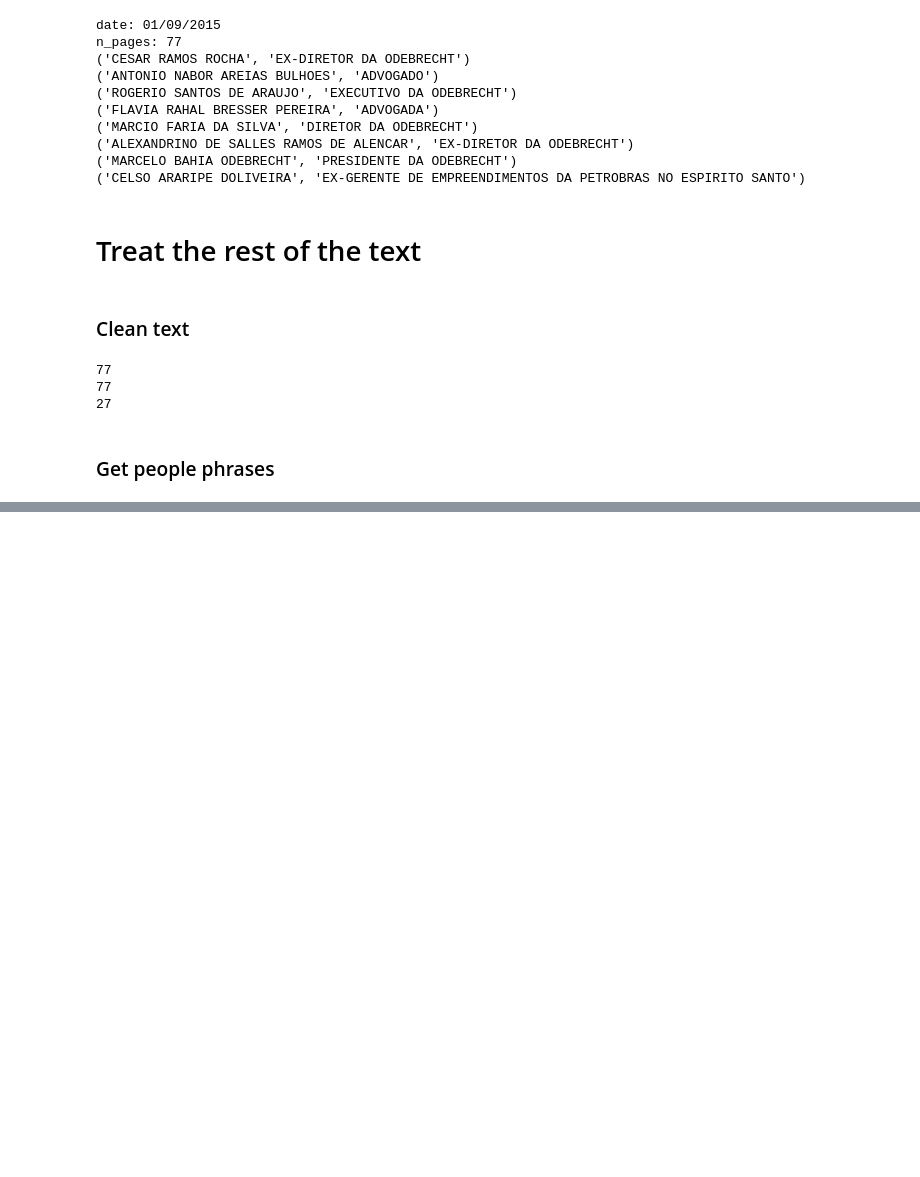
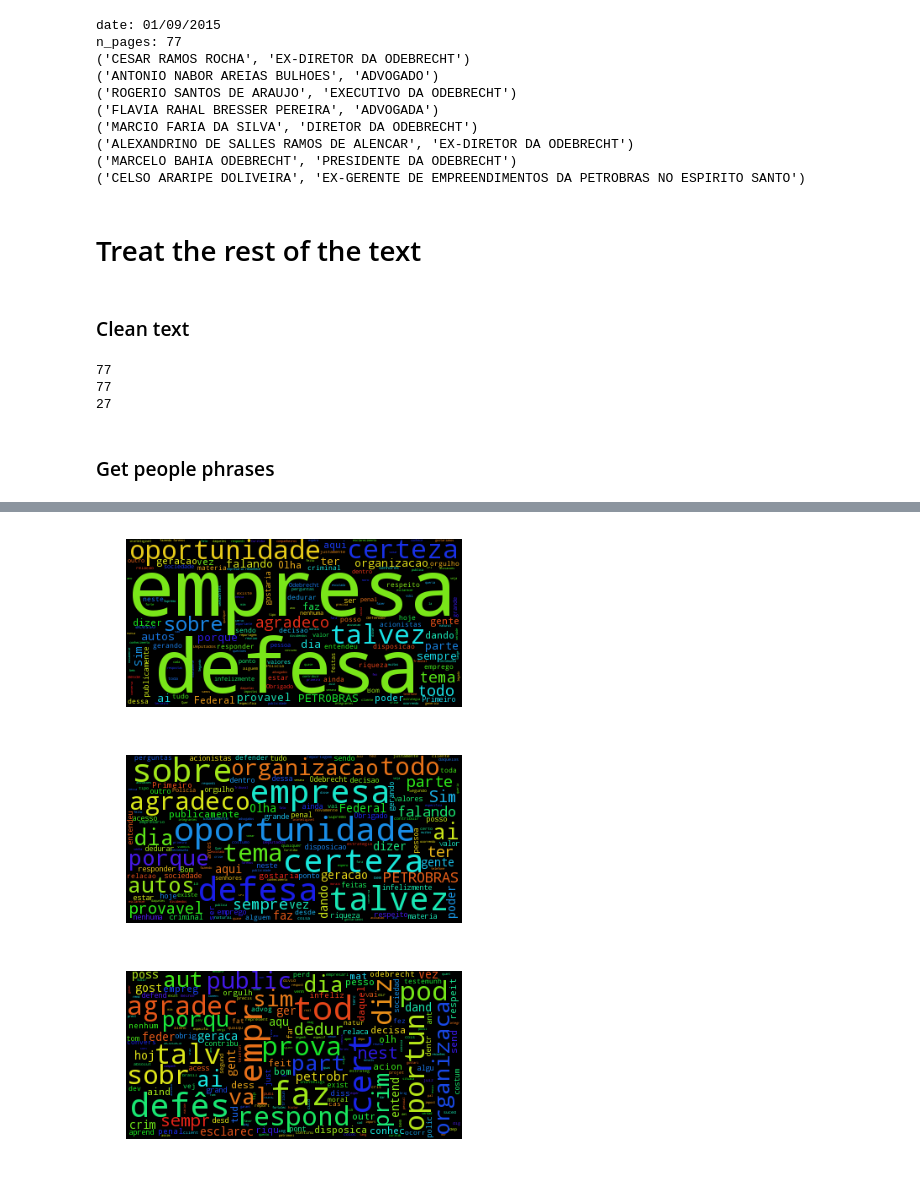
Before and after one commit to kurka/petro, a Jupyter notebook: petro.ipynb, the cells around one changed output, grey strips where cells are left out. Cells and saved outputs as stored; diff of their text form; code cells hidden in the pictures; blank space fills up the shorter version.

Commit message:
good progress. Processing the entire text with stats.

```diff
--- a/petro.ipynb
+++ b/petro.ipynb
@@ -180,0 +110,16 @@ NUCLEO DE REDACAO FINAL EM COMISSOES
+# %%
+doc_info["text"] = dict()
+for depoente in doc_info["depoentes_names"]:
+    doc_info["text"][depoente] = dict()
+    doc_info["text"][depoente]["falas"] = []
+    regex_str = r'^.+{}\s+-\s+(.*\n(?:.*\n)*?)(?:^(?:O\s+SR|A\s+SRA|SR|SRA))'.format(depoente)
+    #regex_str = r'^.+{}\s+-\s+(.*\n(?:.*\n)*?)(?:^O\s+SR|A\s+SRA)'.format(depoente)
+    frases_regex = re.compile(regex_str, re.M)
+    frases = frases_regex.findall(text)
+    print("\n>>>>>{}".format(depoente))
+    print(len(frases))
+    for i,f in enumerate(frases):
+        ff = re.sub(r'([^.])\n', r'\1 ', f, flags=re.M)
+        ff = ff.strip()
+        doc_info["text"][depoente]["falas"].append(ff)
+        print("{}: {}".format(i+1, ff))
@@ -181,3 +206,43 @@ NUCLEO DE REDACAO FINAL EM COMISSOES
+# %%
+stemmer = nltk.stem.RSLPStemmer()
+stemmer.stem("trabalhar")
+
+STOPWORDS = {rem_accents(x) for x in nltk.corpus.stopwords.words('portuguese')} | \
+{"sr", "senhor", "deputado", "presidente", "vou", "deputado", "pergunta", "silencio", "permanecer", "permanecerei", "acho", "falei",
+ "entao", "processo", "manter", "inclusive", "questao", "momento", "falar", "seguinte"}
+STOPWORDS_STEM = {stemmer.stem(x) for x in STOPWORDS}
+
+
+all_falas = " ".join(f for n in doc_info["depoentes_names"] for f in doc_info["text"][n]["falas"] if not re.search(r'silenci', f, re.I))
+
+all_falas_stem = " ".join(stemmer.stem(w) for w in re.split(r'\W+', all_falas) if w)
+wordcloud = WordCloud(stopwords=STOPWORDS).generate(all_falas)
+
+# Display the generated image:
+# the matplotlib way:
+plt.imshow(wordcloud)
+plt.axis("off")
+
+#take relative word frequencies into account, lower max_font_size
+wordcloud = WordCloud(max_font_size=40, stopwords=STOPWORDS).generate(all_falas)#, relative_scaling=.5).generate(text)
+plt.figure()
+plt.imshow(wordcloud)
+plt.axis("off")
+plt.show()
+
+wordcloud = WordCloud(max_font_size=40, stopwords=STOPWORDS_STEM).generate(all_falas_stem)#, relative_scaling=.5).generate(text)
+plt.figure()
+plt.imshow(wordcloud)
+plt.axis("off")
+plt.show()
+
+# The pil way (if you don't have matplotlib)
+#image = wordcloud.to_image()
+#image.show()
+# %% [output]
+[figure, added]
+[figure, added]
+[figure, added]
 # %%
 
 
```
Also changed, not shown: parts of 14 cells of this notebook.
